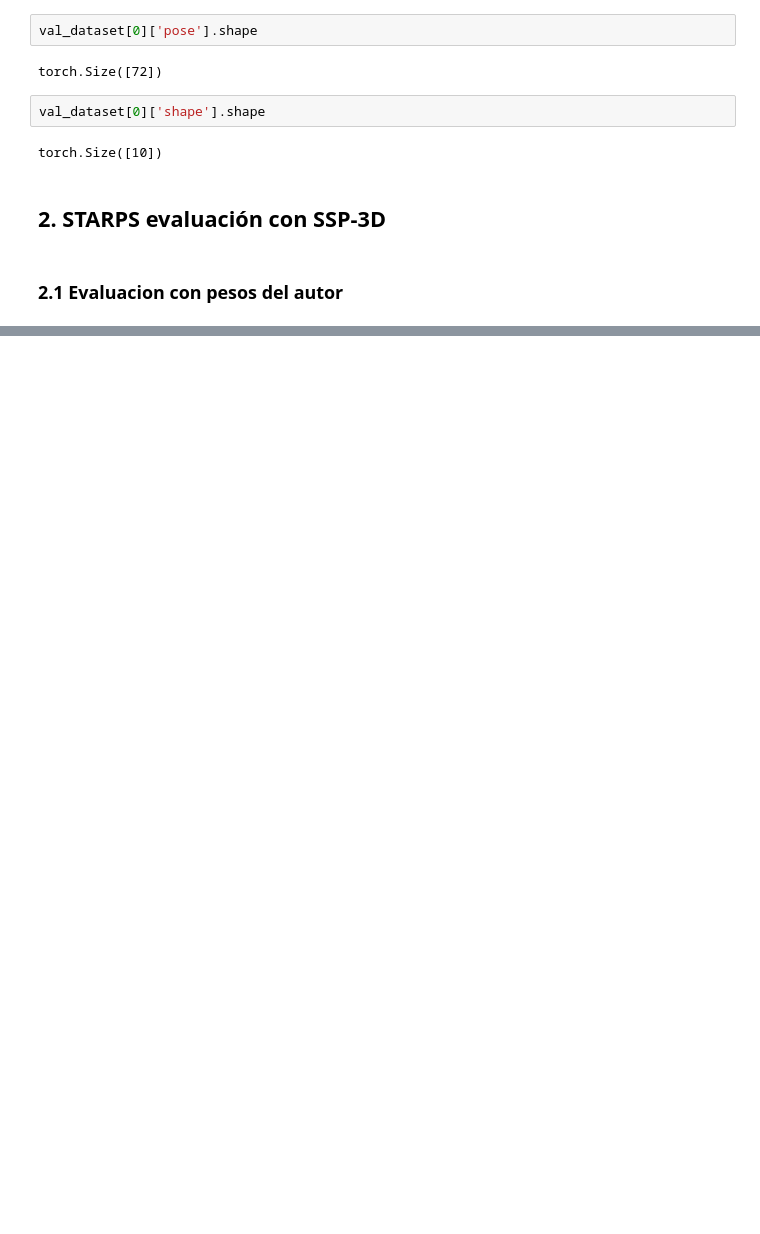
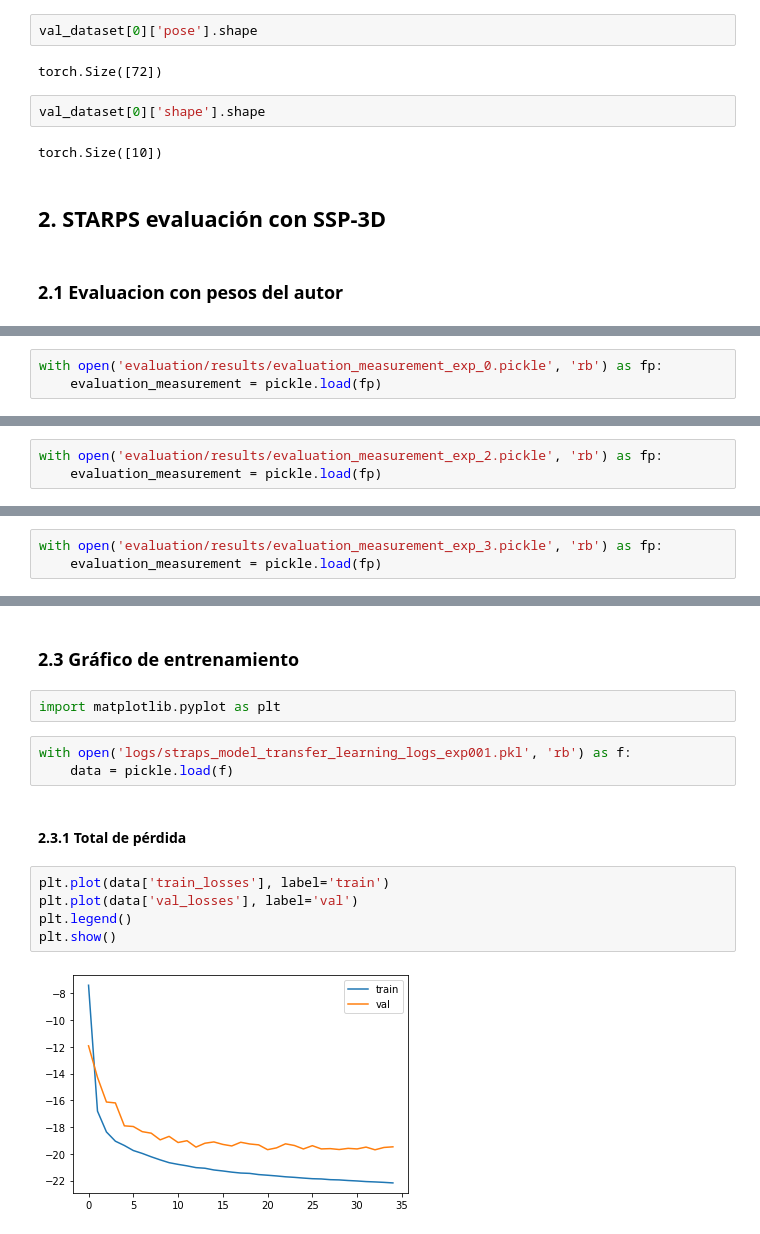
Before and after one commit to vcarlosrb/STRAPS-3DHumanShapePose, a Jupyter notebook: evaluation.ipynb, the cells around one changed output, grey strips where cells are left out. Saved outputs shown, nothing was run; the diff lists cells and outputs as text; blank space fills up the shorter version.

Commit message:
add(evaluation): agregar evaluacion de checkpoint con 30 epocas

```diff
--- a/evaluation.ipynb
+++ b/evaluation.ipynb
@@ -242,0 +172,3 @@ PVE-T-SC:  0.010000903993447585
+# %%
+with open('evaluation/results/evaluation_measurement_exp_0.pickle', 'rb') as fp:
+    evaluation_measurement = pickle.load(fp)
@@ -242,0 +218,3 @@ PVE-T-SC:  0.010000903993447585
+# %%
+with open('evaluation/results/evaluation_measurement_exp_2.pickle', 'rb') as fp:
+    evaluation_measurement = pickle.load(fp)
@@ -242,0 +264,3 @@ PVE-T-SC:  0.010000903993447585
+# %%
+with open('evaluation/results/evaluation_measurement_exp_3.pickle', 'rb') as fp:
+    evaluation_measurement = pickle.load(fp)
@@ -242,0 +308,16 @@ PVE-T-SC:  0.010000903993447585
+# %% [markdown]
+### 2.3 Gráfico de entrenamiento
+# %%
+import matplotlib.pyplot as plt
+# %%
+with open('logs/straps_model_transfer_learning_logs_exp001.pkl', 'rb') as f:
+    data = pickle.load(f)
+# %% [markdown]
+#### 2.3.1 Total de pérdida
+# %%
+plt.plot(data['train_losses'], label='train')
+plt.plot(data['val_losses'], label='val')
+plt.legend()
+plt.show()
+# %% [output]
+[figure, added]
```
Also changed, not shown: parts of 47 cells of this notebook, 2 other files.
